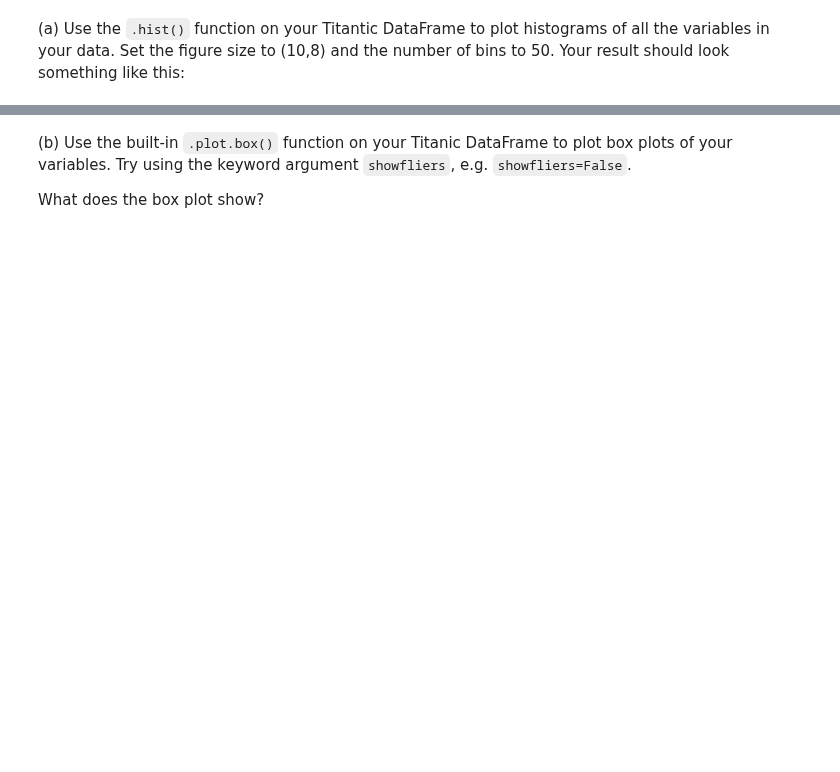
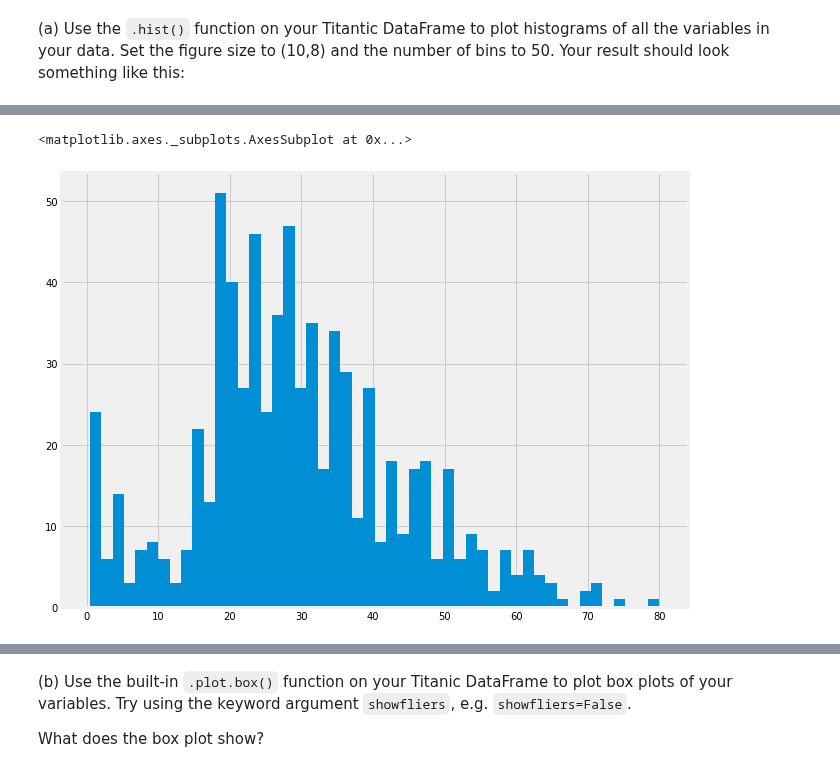
Before and after one commit to ShelyBhogal/data-science, a Jupyter notebook: 07-statistics-refresher/statistics_fundamentals.ipynb, the cells around one changed output, grey strips where cells are left out. Saved outputs shown, nothing was run; the diff lists cells and outputs as text; code cells hidden in the pictures; blank space fills up the shorter version.

```diff
--- a/07-statistics-refresher/statistics_fundamentals.ipynb
+++ b/07-statistics-refresher/statistics_fundamentals.ipynb
@@ -752,3 +789,6 @@ Index(['survived', 'pclass', 'name', 'sex', 'age', 'sibsp', 'parch', 'ticket',
+# %%
+titanic['fare_mean'] = y.mean()
+y_pred = titanic['fare_mean']
 # %%
 titanic.columns
 # %% [output]
@@ -757,5 +797,3 @@ Index(['survived', 'pclass', 'name', 'sex', 'age', 'sibsp', 'parch', 'ticket',
       dtype='object')
 # %% [markdown]
 (d) Find the mean squared error of your predictions
-# %%
-titanic['fare'] = titanic['pclass'] + ....?
@@ -764,2 +818,5 @@ titanic['fare'] = titanic['pclass'] + ....?
 # %% [markdown]
 (f) Now compute `y_pred` using the median of `y` and get RMSE again.
+# %%
+titanic['fare_median'] = y.median()
+y_predicted = titanic['fare_median']
@@ -880,0 +984,5 @@ def normal_distribution(x,mu,sigma):
+# %%
+titanic['age'].hist(bins=50, figsize=(10, 8))
+# %% [output]
+<matplotlib.axes._subplots.AxesSubplot at 0x...>
+[figure, added]
```
Also changed, not shown: parts of 37 cells of this notebook.
